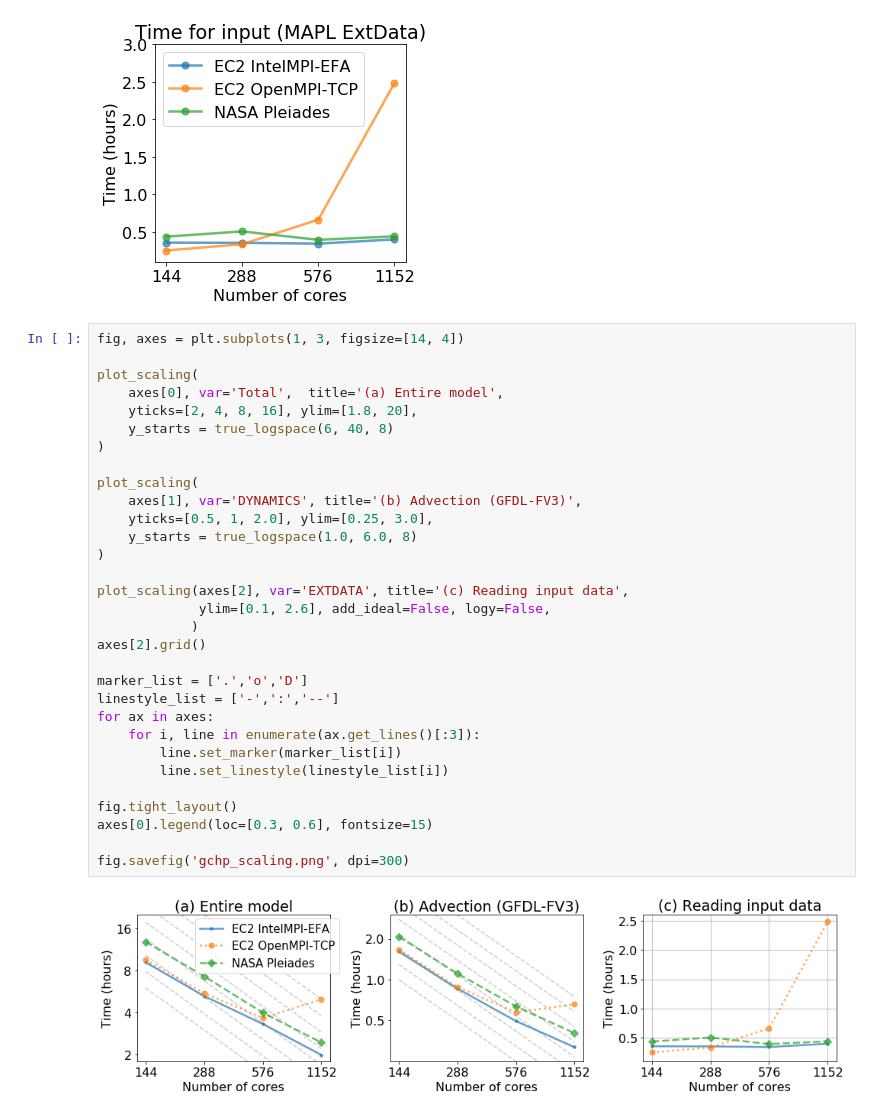
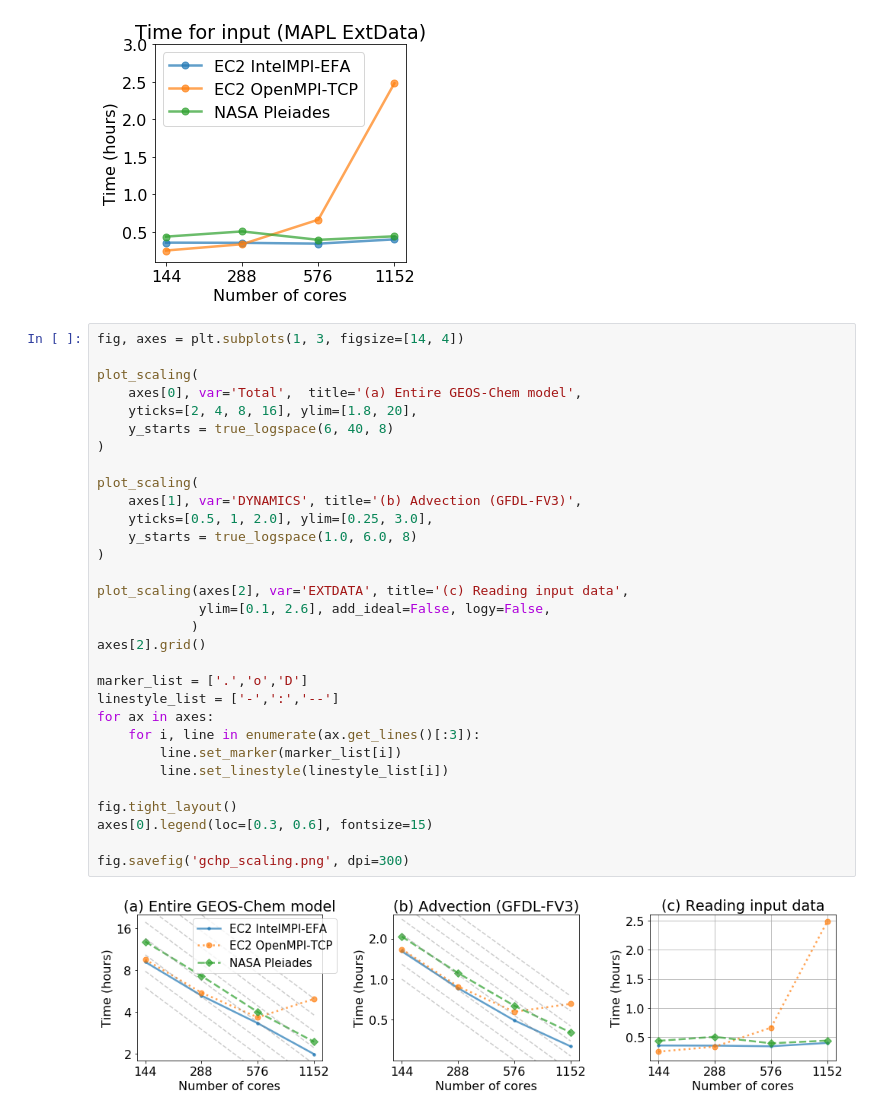
Before and after one commit to JiaweiZhuang/cloud-gchp-paper, a Jupyter notebook: notebooks/gchp_scaling_logscale.ipynb, the cells around one changed output. Saved outputs shown, nothing was run; the diff lists cells and outputs as text.

```diff
--- a/notebooks/gchp_scaling_logscale.ipynb
+++ b/notebooks/gchp_scaling_logscale.ipynb
@@ -149,32 +149,32 @@ ax.legend()
 fig, axes = plt.subplots(1, 3, figsize=[14, 4])
 
 plot_scaling(
-    axes[0], var='Total',  title='(a) Entire model',
+    axes[0], var='Total',  title='(a) Entire GEOS-Chem model',
     yticks=[2, 4, 8, 16], ylim=[1.8, 20],
     y_starts = true_logspace(6, 40, 8)
 )
 
 plot_scaling(
     axes[1], var='DYNAMICS', title='(b) Advection (GFDL-FV3)',
     yticks=[0.5, 1, 2.0], ylim=[0.25, 3.0],
     y_starts = true_logspace(1.0, 6.0, 8)
 )
 
 plot_scaling(axes[2], var='EXTDATA', title='(c) Reading input data',
              ylim=[0.1, 2.6], add_ideal=False, logy=False,
             )
 axes[2].grid()
 
 marker_list = ['.','o','D']
 linestyle_list = ['-',':','--']
 for ax in axes:
     for i, line in enumerate(ax.get_lines()[:3]):
         line.set_marker(marker_list[i])
         line.set_linestyle(linestyle_list[i])
 
 fig.tight_layout()
 axes[0].legend(loc=[0.3, 0.6], fontsize=15)
 
 fig.savefig('gchp_scaling.png', dpi=300)
 # %% [output]
-[figure, old version]
+[figure, new version]
```
Also changed, not shown: 1 other file.
